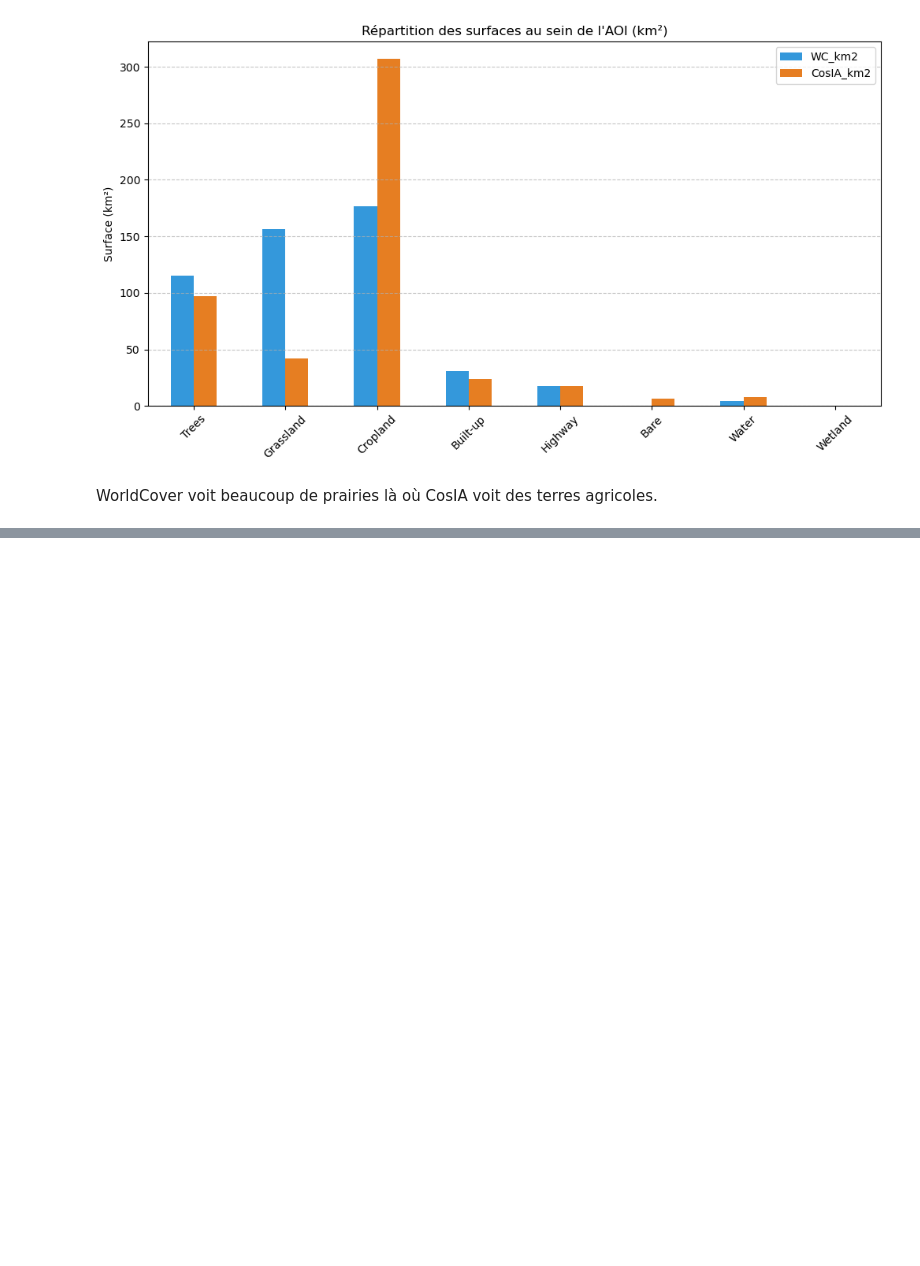
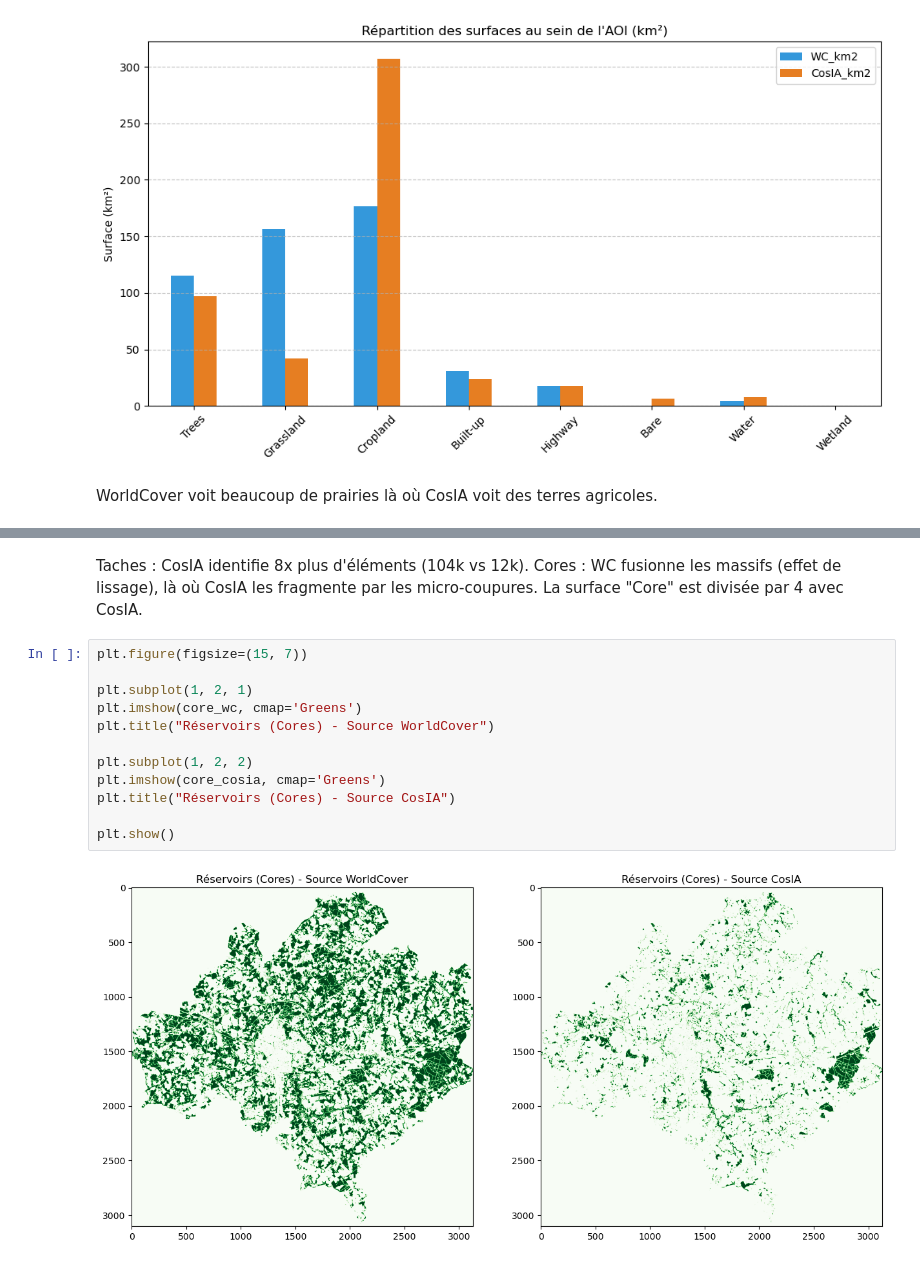
Before and after one commit to marion-billy/urbiverde_ivb, a Jupyter notebook: tutos/test_extract.ipynb, the cells around one changed output, grey strips where cells are left out. Drawn from its saved outputs; the diff is of its cells as text; blank space fills up the shorter version.

```diff
--- a/tutos/test_extract.ipynb
+++ b/tutos/test_extract.ipynb
@@ -302,0 +357,17 @@ Coefficient Kappa : 0.439
+# %% [markdown]
+Taches : CosIA identifie 8x plus d'éléments (104k vs 12k).
+Cores : WC fusionne les massifs (effet de lissage), là où CosIA les fragmente par les micro-coupures. La surface "Core" est divisée par 4 avec CosIA.
+# %%
+plt.figure(figsize=(15, 7))
+
+plt.subplot(1, 2, 1)
+plt.imshow(core_wc, cmap='Greens')
+plt.title("Réservoirs (Cores) - Source WorldCover")
+
+plt.subplot(1, 2, 2)
+plt.imshow(core_cosia, cmap='Greens')
+plt.title("Réservoirs (Cores) - Source CosIA")
+
+plt.show()
+# %% [output]
+[figure, added]
```
Also changed, not shown: parts of 6 cells of this notebook.
